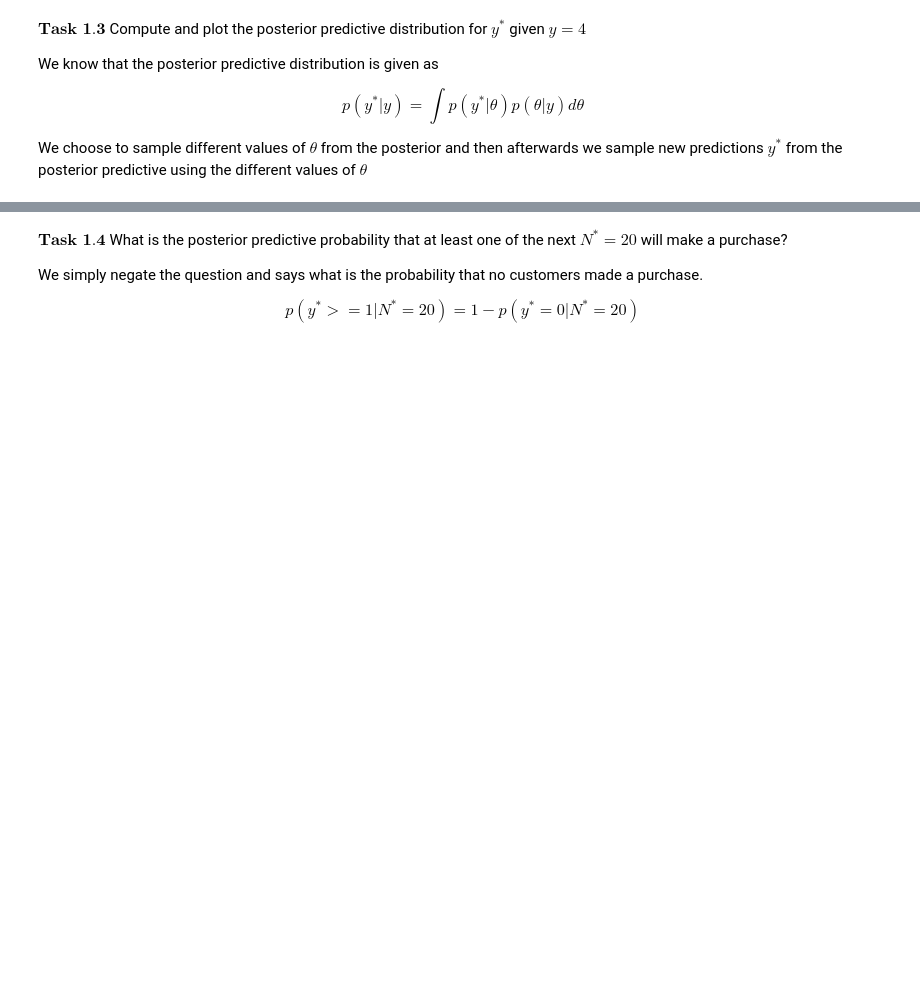
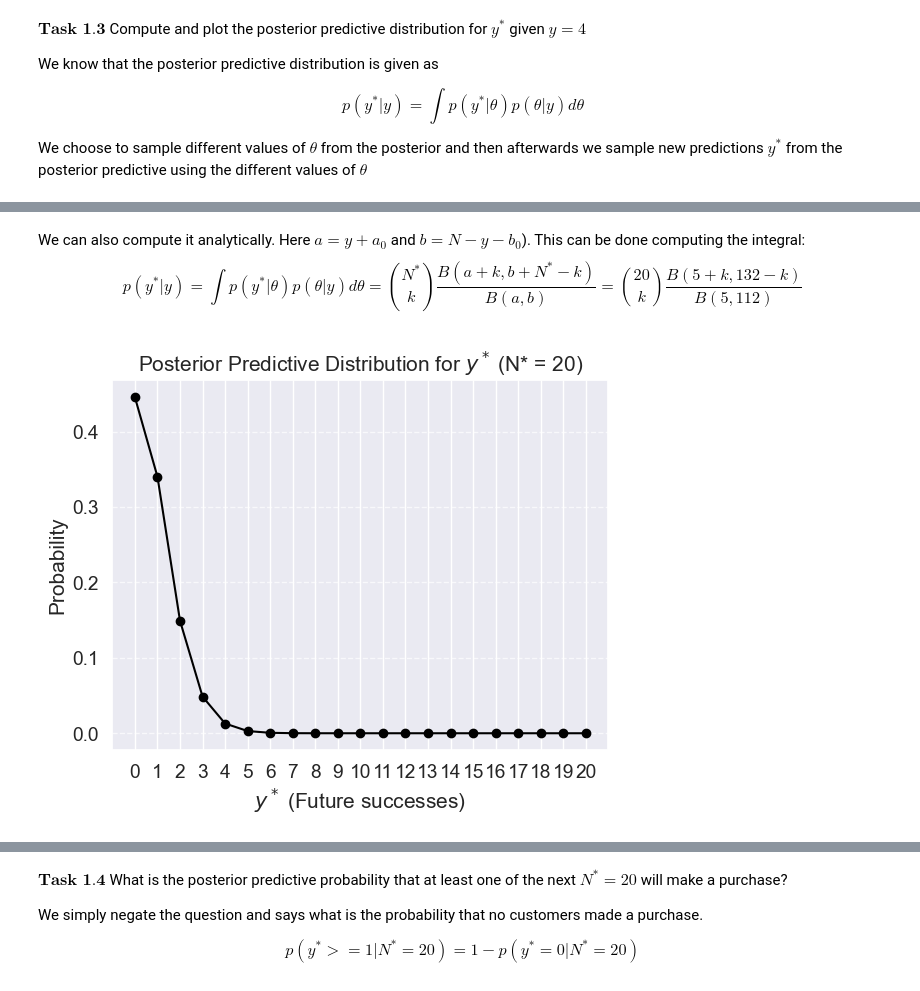
Before and after one commit to Ghjacobsen/BayesianML, a Jupyter notebook: Assignment1.ipynb, the cells around one changed output, grey strips where cells are left out. Cells and saved outputs as stored; diff of their text form; code cells hidden in the pictures; blank space fills up the shorter version.

Commit message:
removed assignment part3 (and added it to assignment 1) also made corrections. And comments

```diff
--- a/Assignment1.ipynb
+++ b/Assignment1.ipynb
@@ -104,0 +113,24 @@ plt.show()
+# %% [markdown]
+We can also compute it analytically. Here $a=y+a_0$ and $b= N-y-b_0$). This can be done computing the integral:
+\begin{equation}
+p(y^* | y) = \int p(y^* \vert \theta) p(\theta \vert y) d\theta = \binom{N^*}{k}\frac{B(a+k,b+N^*-k)}{B(a,b)}=\binom{20}{k}\frac{B(5+k,132-k)}{B(5,112)}
+\end{equation}
+# %%
+def binomial_beta(k, a, b, N):
+    return math.comb(N, k) * beta_func(a + k, b + N - k) / beta_func(a, b)
+
+a, b = 5, 112
+N_star = 20
+k_values = np.arange(0, N_star+1)
+post_pred_values = [binomial_beta(k, a, b, N_star) for k in k_values]
+
+
+plt.plot(k_values, post_pred_values, 'o-', color='black')
+plt.xlabel(r'$y^*$ (Future successes)')
+plt.ylabel('Probability')
+plt.title(f'Posterior Predictive Distribution for $y^*$ (N* = {N_star})')
+plt.xticks(k_values)
+plt.grid(axis='y', linestyle='--', alpha=0.7)
+plt.show()
+# %% [output]
+[figure, added]
```
Also changed, not shown: parts of 16 cells of this notebook, 2 other files.
